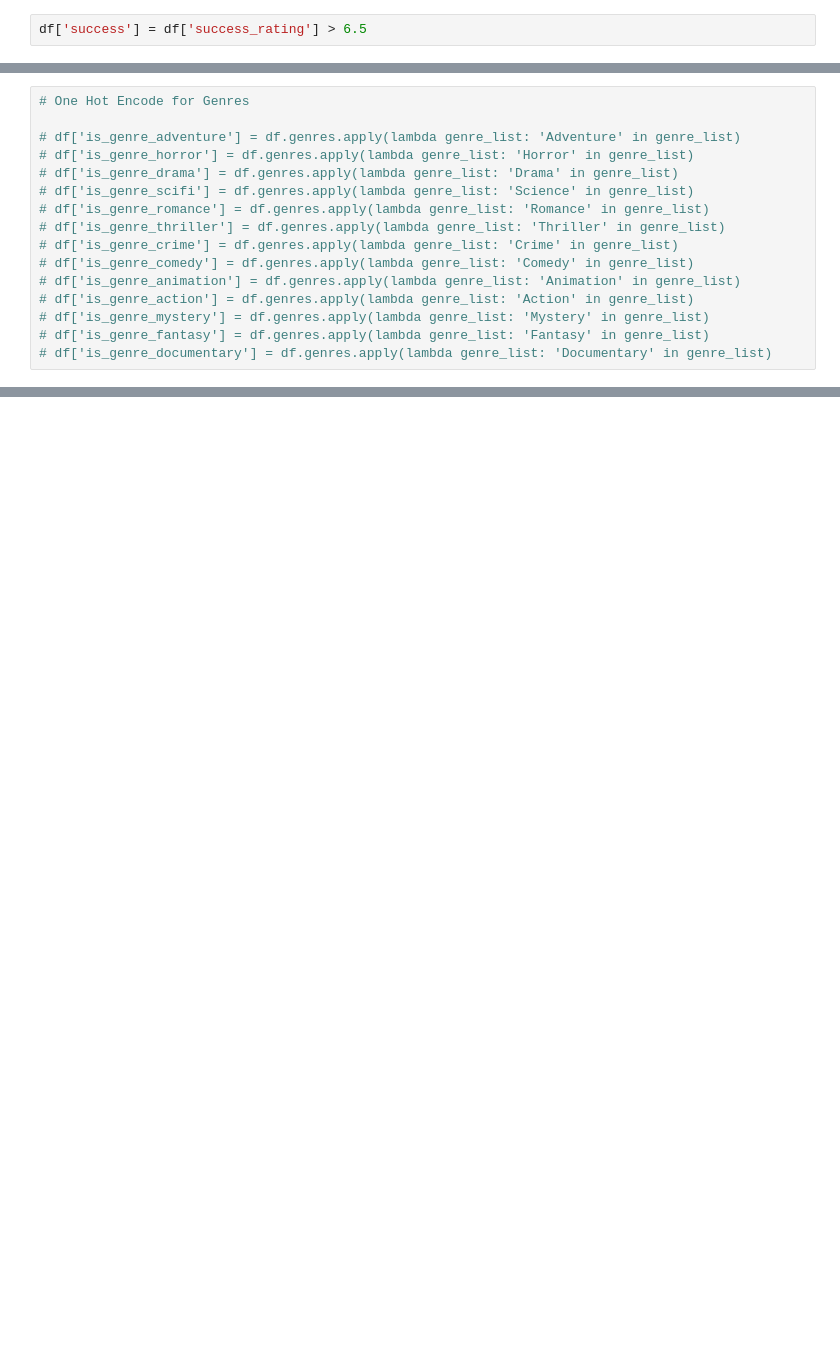
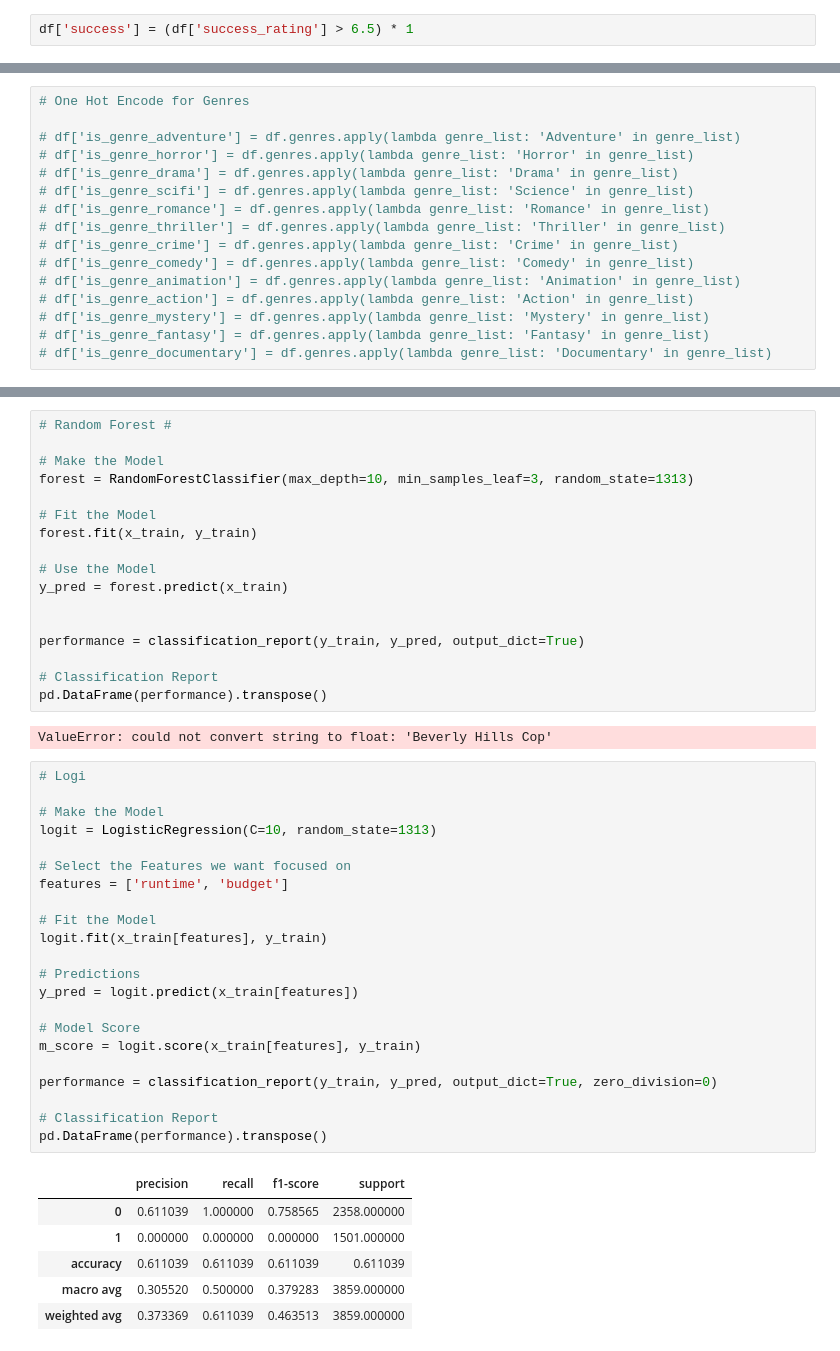
Before and after one commit to Movie-Success-Capstone/Movie-Capstone, a Jupyter notebook: braeden_explore.ipynb, the cells around one changed output, grey strips where cells are left out. Drawn from its saved outputs; the diff is of its cells as text; blank space fills up the shorter version.

```diff
--- a/braeden_explore.ipynb
+++ b/braeden_explore.ipynb
@@ -90,5 +96,5 @@ df.head(5)
 # %%
-df['success'] = df['success_rating'] > 6.5
+df['success'] = (df['success_rating'] > 6.5) * 1
 # %%
 df.sample(10)
 # %% [output]
@@ -131,0 +181,48 @@ df.success_rating.plot()
+# %%
+# Random Forest #
+
+# Make the Model
+forest = RandomForestClassifier(max_depth=10, min_samples_leaf=3, random_state=1313)
+
+# Fit the Model
+forest.fit(x_train, y_train)
+
+# Use the Model
+y_pred = forest.predict(x_train)
+
+
+performance = classification_report(y_train, y_pred, output_dict=True)
+
+# Classification Report
+pd.DataFrame(performance).transpose()
+# %% [output]
+ValueError: could not convert string to float: 'Beverly Hills Cop'
+# %%
+# Logi
+
+# Make the Model
+logit = LogisticRegression(C=10, random_state=1313)
+
+# Select the Features we want focused on
+features = ['runtime', 'budget']
+
+# Fit the Model
+logit.fit(x_train[features], y_train)
+
+# Predictions
+y_pred = logit.predict(x_train[features])
+
+# Model Score
+m_score = logit.score(x_train[features], y_train)
+
+performance = classification_report(y_train, y_pred, output_dict=True, zero_division=0)
+
+# Classification Report
+pd.DataFrame(performance).transpose()
+# %% [output]
+|  | precision | recall | f1-score | support |
+| 0 | 0.611039 | 1.000000 | 0.758565 | 2358.000000 |
+| 1 | 0.000000 | 0.000000 | 0.000000 | 1501.000000 |
+| accuracy | 0.611039 | 0.611039 | 0.611039 | 0.611039 |
+| macro avg | 0.305520 | 0.500000 | 0.379283 | 3859.000000 |
+| weighted avg | 0.373369 | 0.611039 | 0.463513 | 3859.000000 |
```
Also changed, not shown: parts of 15 cells of this notebook.
